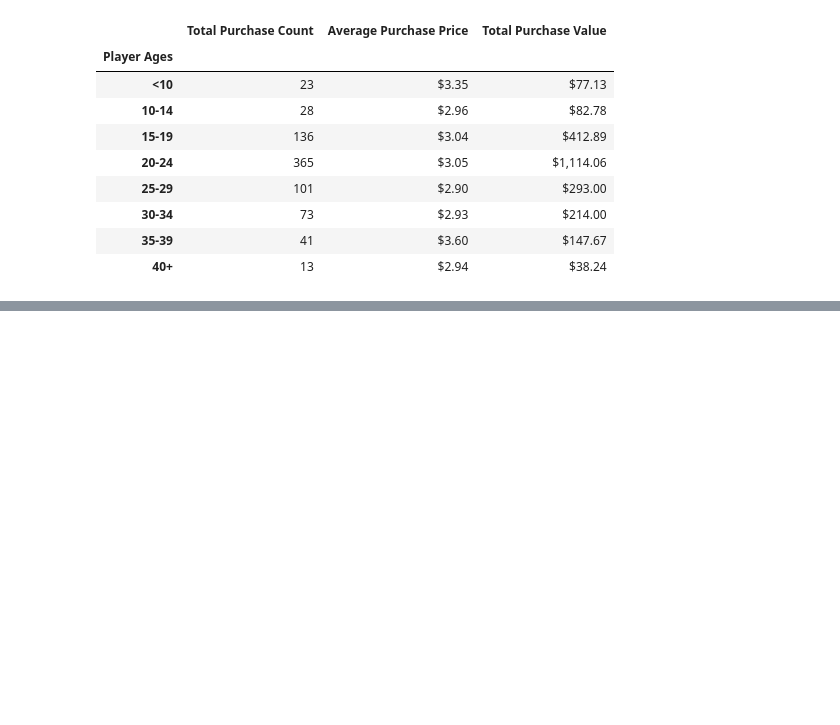
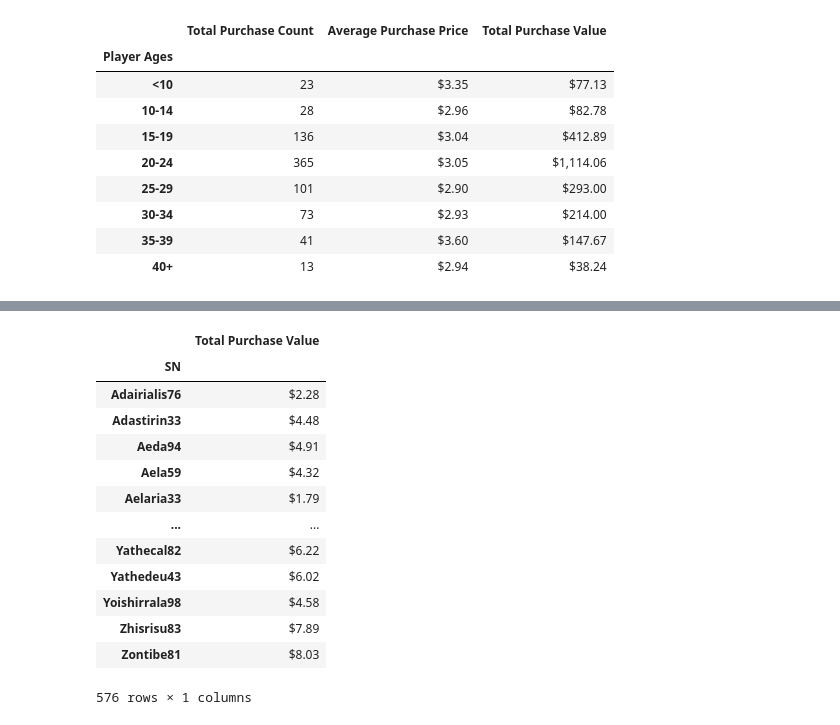
Before and after one commit to nikoelvambuena95/pandas-challenge, a Jupyter notebook: Pandas_homework.ipynb, the cells around one changed output, grey strips where cells are left out. Drawn from its saved outputs; the diff is of its cells as text; code cells hidden in the pictures; blank space fills up the shorter version.

```diff
--- a/Pandas_homework.ipynb
+++ b/Pandas_homework.ipynb
@@ -345,0 +381,24 @@ purchase_analysis_age_df
+# %%
+#'Total Purchase Value' data frame from 'Top Spenders' data
+spenders_analysis_tpv_df = spenders_analysis_group.sum()
+
+#format values to currency & rename 'Price' column to 'Total Purchase Value'
+spenders_analysis_tpv_df['Price'] = spenders_analysis_tpv_df['Price'].map("${0:,.2f}".format)
+spenders_analysis_tpv_df = spenders_analysis_tpv_df.rename(columns={"Price":"Total Purchase Value"})
+
+spenders_analysis_tpv_df
+# %% [output]
+|  | Total Purchase Value |
+| SN |  |
+| Adairialis76 | $2.28 |
+| Adastirin33 | $4.48 |
+| Aeda94 | $4.91 |
+| Aela59 | $4.32 |
+| Aelaria33 | $1.79 |
+| ... | ... |
+| Yathecal82 | $6.22 |
+| Yathedeu43 | $6.02 |
+| Yoishirrala98 | $4.58 |
+| Zhisrisu83 | $7.89 |
+| Zontibe81 | $8.03 |
+576 rows × 1 columns
```
Also changed, not shown: parts of 10 cells of this notebook.
